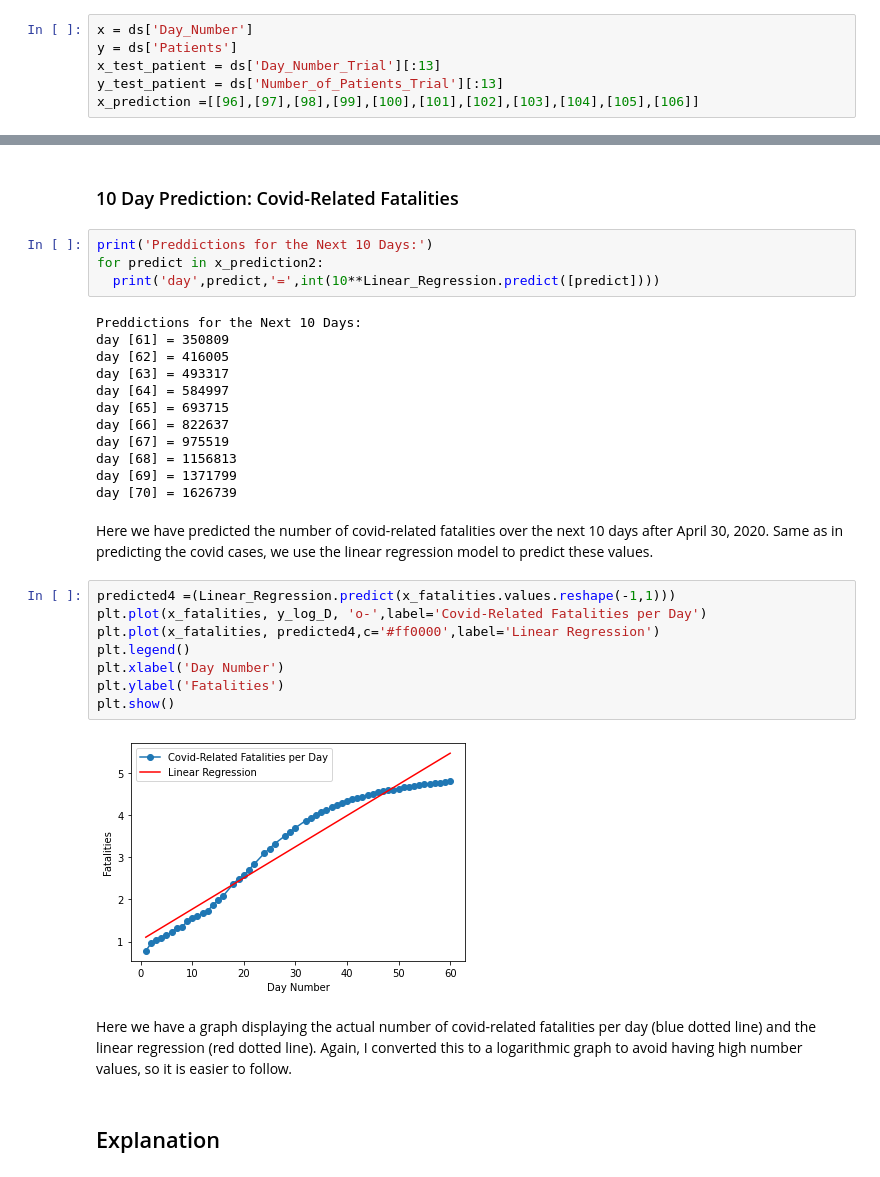
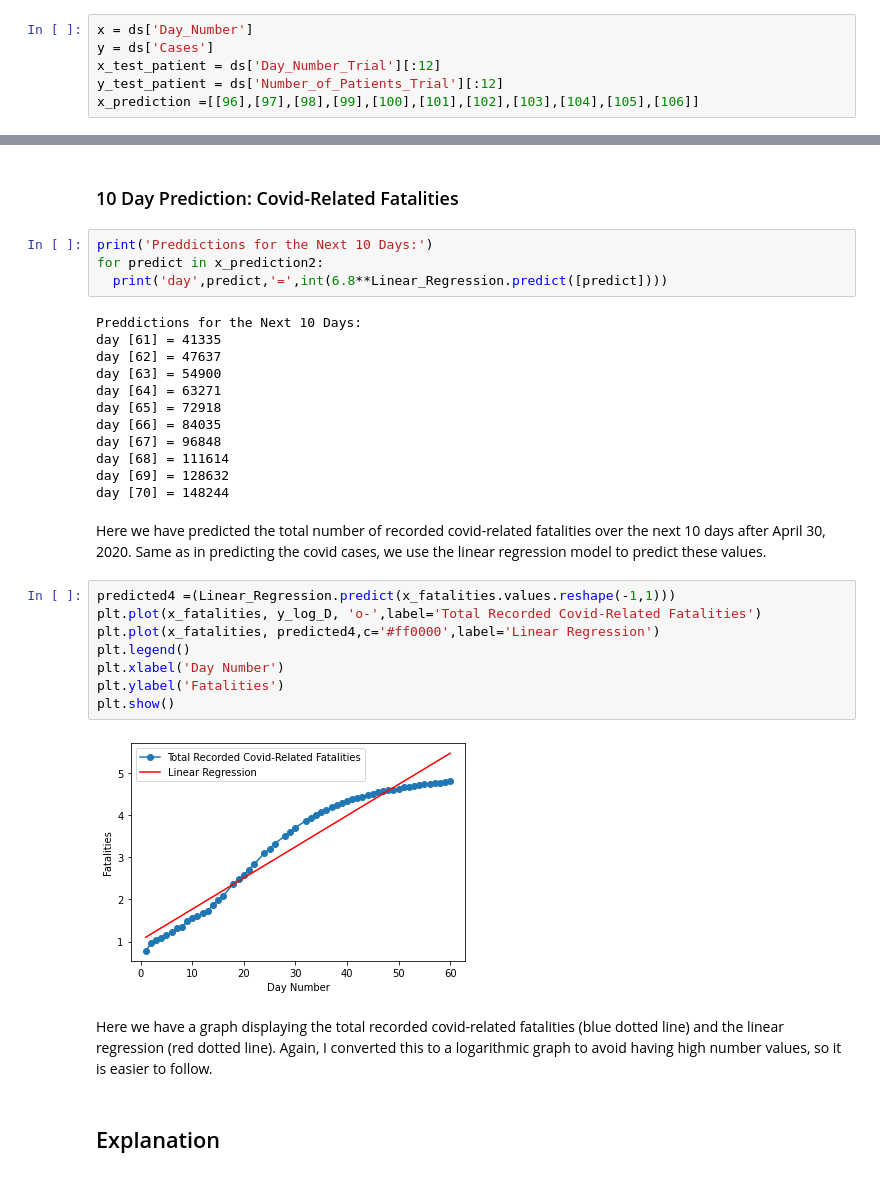
Before and after one commit to rdbrow10/Final-Project, a Jupyter notebook: Final_Project.ipynb, the cells around one changed output, grey strips where cells are left out. Cells and saved outputs as stored; diff of their text form.

```diff
--- a/Final_Project.ipynb
+++ b/Final_Project.ipynb
@@ -50,8 +52,8 @@ ds.head(95)
 # %%
 x = ds['Day_Number']
-y = ds['Patients']
-x_test_patient = ds['Day_Number_Trial'][:13]
-y_test_patient = ds['Number_of_Patients_Trial'][:13]
+y = ds['Cases']
+x_test_patient = ds['Day_Number_Trial'][:12]
+y_test_patient = ds['Number_of_Patients_Trial'][:12]
 x_prediction =[[96],[97],[98],[99],[100],[101],[102],[103],[104],[105],[106]]
 # %% [markdown]
 ### Using a Linear Regression Model: Covid Cases
@@ -191,33 +193,33 @@ Here we have the final linear regression value.
 # %%
 print('Preddictions for the Next 10 Days:')
 for predict in x_prediction2:
-  print('day',predict,'=',int(10**Linear_Regression.predict([predict])))
+  print('day',predict,'=',int(6.8**Linear_Regression.predict([predict])))
 # %% [output]
 Preddictions for the Next 10 Days:
-day [61] = 350809
-day [62] = 416005
-day [63] = 493317
-day [64] = 584997
-day [65] = 693715
-day [66] = 822637
-day [67] = 975519
-day [68] = 1156813
-day [69] = 1371799
-day [70] = 1626739
+day [61] = 41335
+day [62] = 47637
+day [63] = 54900
+day [64] = 63271
+day [65] = 72918
+day [66] = 84035
+day [67] = 96848
+day [68] = 111614
+day [69] = 128632
+day [70] = 148244
 # %% [markdown]
-Here we have predicted the number of covid-related fatalities over the next 10 days after April 30, 2020. Same as in predicting the covid cases, we use the linear regression model to predict these values.
+Here we have predicted the total number of recorded covid-related fatalities over the next 10 days after April 30, 2020. Same as in predicting the covid cases, we use the linear regression model to predict these values.
 # %%
 predicted4 =(Linear_Regression.predict(x_fatalities.values.reshape(-1,1)))
-plt.plot(x_fatalities, y_log_D, 'o-',label='Covid-Related Fatalities per Day')
+plt.plot(x_fatalities, y_log_D, 'o-',label='Total Recorded Covid-Related Fatalities')
 plt.plot(x_fatalities, predicted4,c='#ff0000',label='Linear Regression')
 plt.legend()
 plt.xlabel('Day Number')
 plt.ylabel('Fatalities')
 plt.show()
 # %% [output]
-[figure, old version]
+[figure, new version]
 # %% [markdown]
-Here we have a graph displaying the actual number of covid-related fatalities per day (blue dotted line) and the linear regression (red dotted line). Again, I converted this to a logarithmic graph to avoid having high number values, so it is easier to follow.
+Here we have a graph displaying the total recorded covid-related fatalities (blue dotted line) and the linear regression (red dotted line). Again, I converted this to a logarithmic graph to avoid having high number values, so it is easier to follow.
 # %% [markdown]
 ## Explanation
 # %% [markdown]
```
Also changed, not shown: parts of 23 cells of this notebook.
